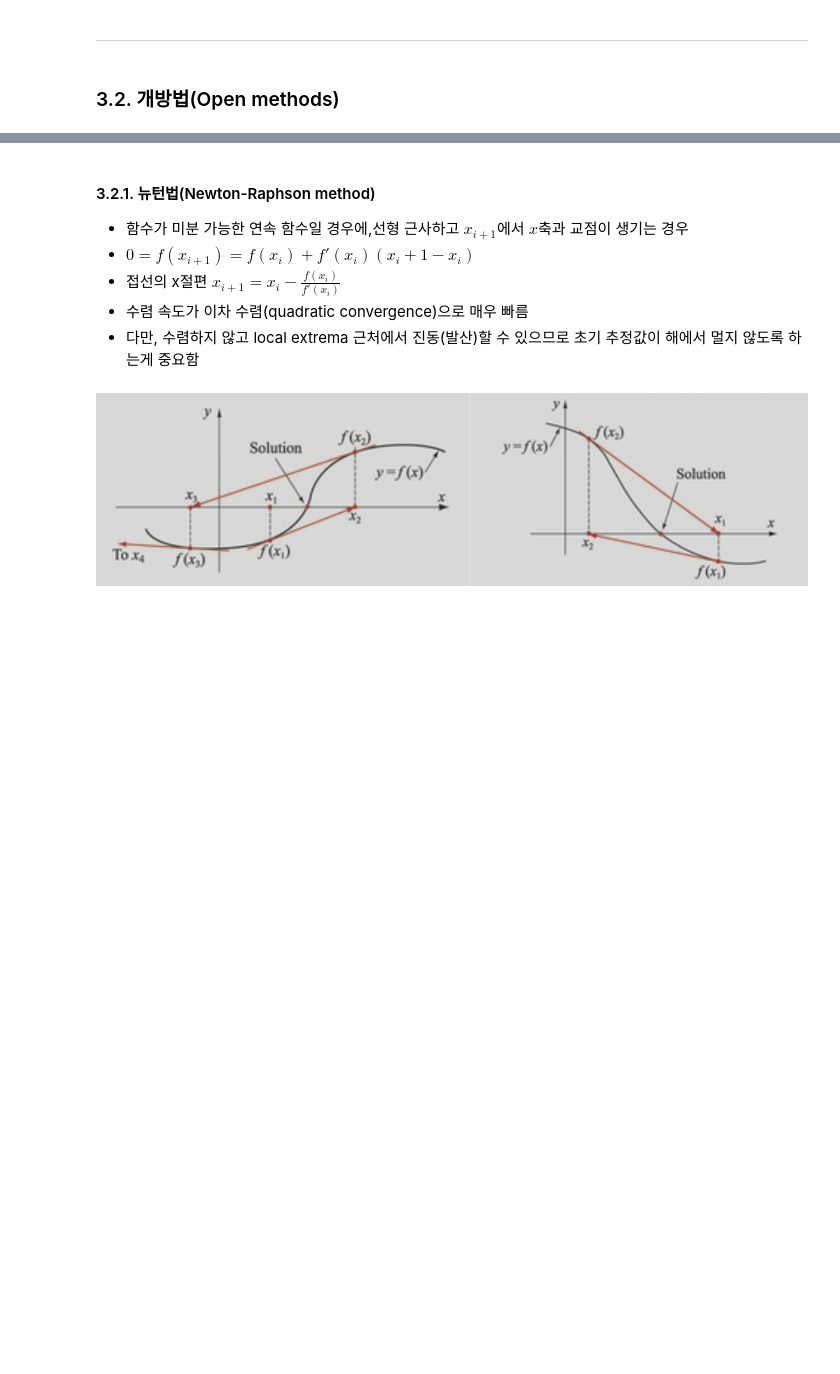
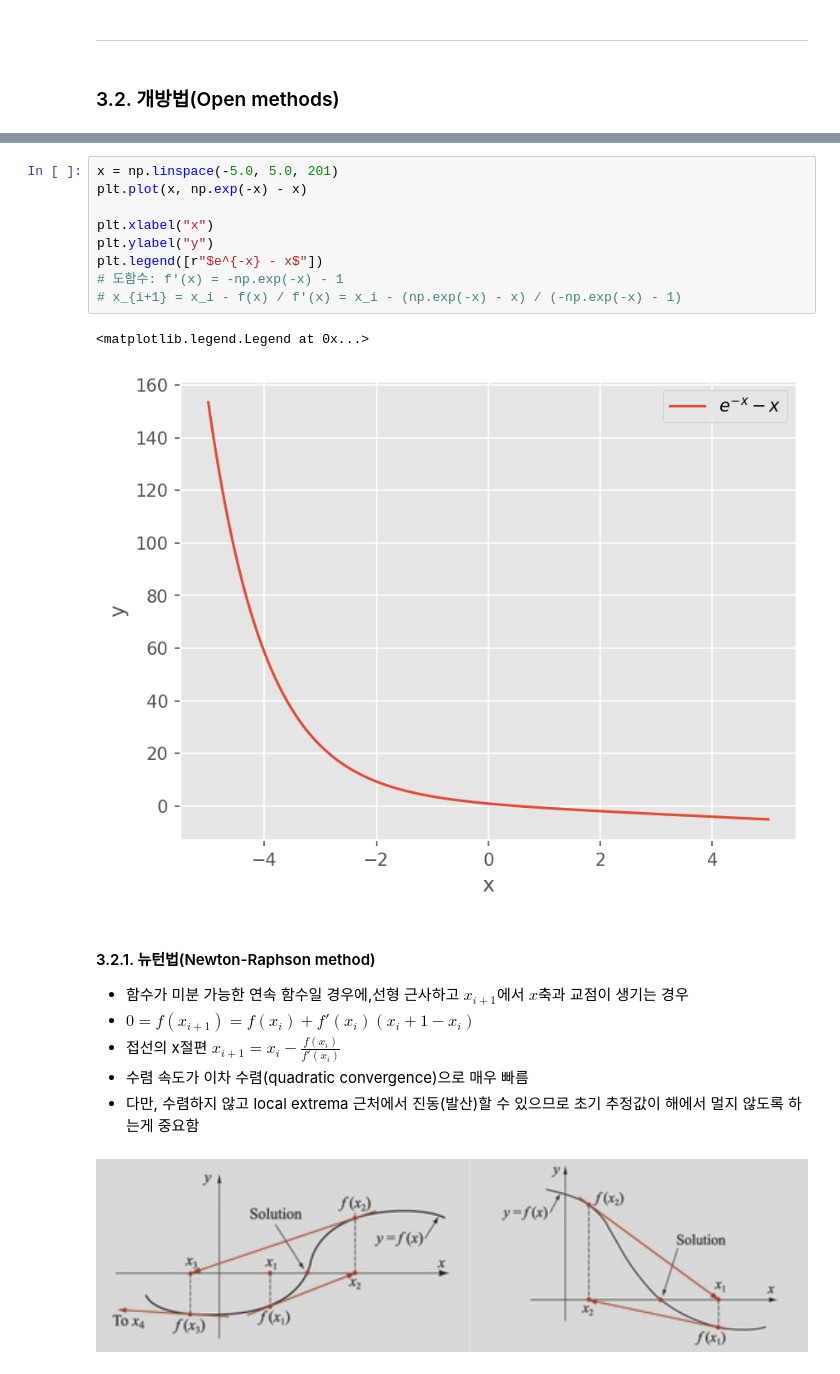
Before and after one commit to ksydata/DeepLearning, a Jupyter notebook: NumericalAnaysis/ErrorEstimation.ipynb, the cells around one changed output, grey strips where cells are left out. Saved outputs shown, nothing was run; the diff lists cells and outputs as text; blank space fills up the shorter version.

```diff
--- a/NumericalAnaysis/ErrorEstimation.ipynb
+++ b/NumericalAnaysis/ErrorEstimation.ipynb
@@ -232,5 +258,17 @@ class OpeningNumericalAnalysis:
 
         return
+# %%
+x = np.linspace(-5.0, 5.0, 201)
+plt.plot(x, np.exp(-x) - x)
+
+plt.xlabel("x")
+plt.ylabel("y")
+plt.legend([r"$e^{-x} - x$"])
+# 도함수: f'(x) = -np.exp(-x) - 1
+# x_{i+1} = x_i - f(x) / f'(x) = x_i - (np.exp(-x) - x) / (-np.exp(-x) - 1)
+# %% [output]
+<matplotlib.legend.Legend at 0x...>
+[figure, added]
 # %% [markdown]
 #### 3.2.1. 뉴턴법(Newton-Raphson method)
 
```
Also changed, not shown: parts of 10 cells of this notebook.
